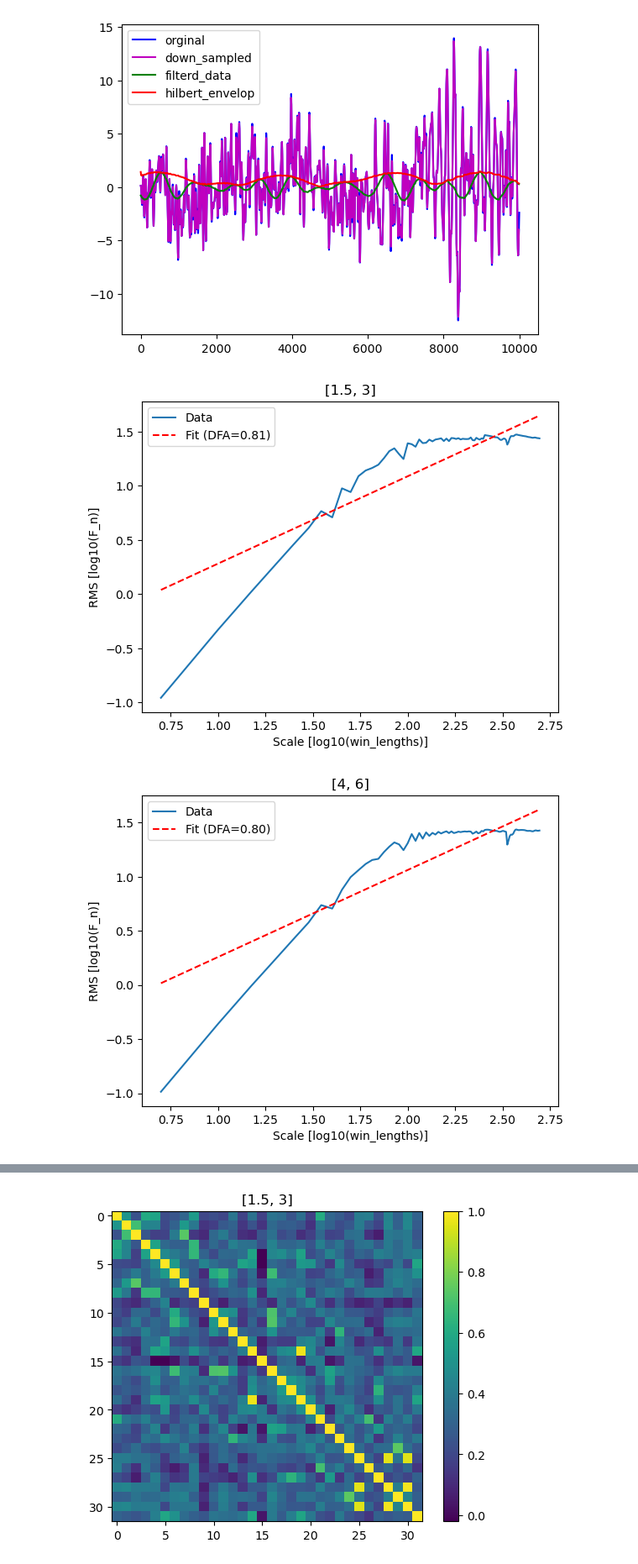
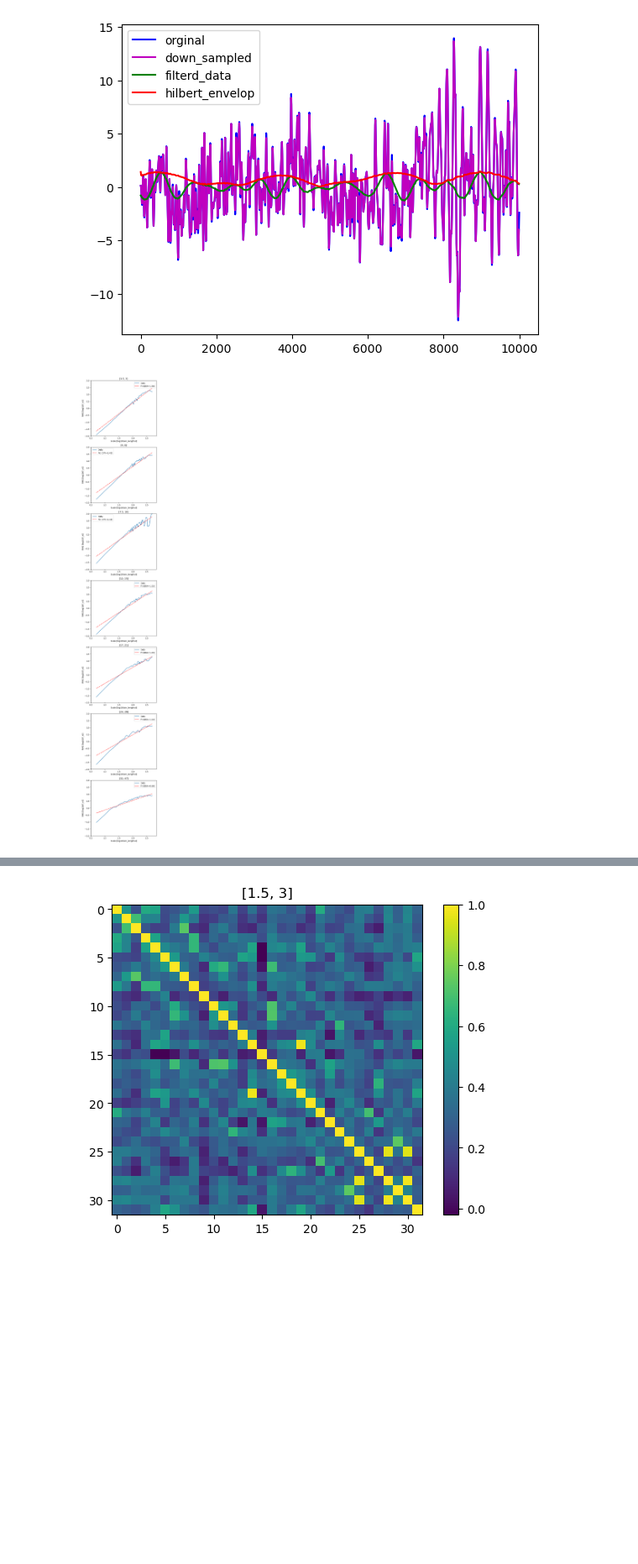
Before and after one commit to zhibinz2/1overf, a Jupyter notebook: Filter_Hilbert/test_filter_hilbert_and_DFA.ipynb, the cells around one changed output, grey strips where cells are left out. Shown at 84% size. Saved outputs shown, nothing was run; the diff lists cells and outputs as text; code cells hidden in the pictures; blank space fills up the shorter version.

```diff
--- a/Filter_Hilbert/test_filter_hilbert_and_DFA.ipynb
+++ b/Filter_Hilbert/test_filter_hilbert_and_DFA.ipynb
@@ -121,3 +122,7 @@ for j in range(len(passbands)):
     plt.plot(w[1:250],20*np.log10(np.abs(h[1:250])))
 # %% [output]
 [figure]
+# %%
+# organize file in time sequence
+filedates=[20220713,20220721,20220804,20220808,20220810,20220811,20220815,20220816,20221003,2022100401,2022100402,20221005]
+numSes=len(filedates)
@@ -160,13 +186,15 @@ After this are some plots that are useful to visualize things.
 (3) Its going to be more difficult to save all these hilbert outputs of different sizes into one big array.  Do we need to really save it?
 (4) I need to make a phase version of this.  But I am confused.
 # %%
+freq=0
+
 plt.plot(range(10000),trialdata[0:10000,6],'b',label='orginal')
 
 plt.plot(range(0,10000,10),trialdatanew[0:1000,6],'m',label='down_sampled')
 
-plt.plot(range(0,10000,10),filtdata[0][0:1000,6],'g',label='filterd_data')
+plt.plot(range(0,10000,10),filtdata[freq][0:1000,6],'g',label='filterd_data')
 
-plt.plot(range(0,10000,10),np.abs(hilbertdata[0][0:1000,6]),'r',label='hilbert_envelop')
+plt.plot(range(0,10000,10),np.abs(hilbertdata[freq][0:1000,6]),'r',label='hilbert_envelop')
 
 plt.legend()
 # %% [output]
@@ -174,15 +202,18 @@ plt.legend()
 [figure]
 # %%
 # try DFA
-for j in range(len(passbands)):
-    win_lengths, F_n, Alpha1, FitValues=DFA_main(hilbertdata[0][0:1000,j])
+fig, ax = plt.subplots(7,1,figsize=(6*1, 6*7))
+for freq in range(len(passbands)):
+    x=np.mean(np.abs(hilbertdata[freq][0:1000,6]))
+    win_lengths, F_n, Alpha1, FitValues=DFA_main(np.abs(hilbertdata[freq][0:1000,6])-x)
+    plt.sca(ax[freq])
     plt.plot(np.log10(win_lengths), np.log10(F_n))
     plt.xlabel('Scale [log10(win_lengths)]')
     plt.ylabel('RMS [log10(F_n)]')
     plt.plot(np.log10(win_lengths), FitValues, 'r--')
     plt.legend(['Data', f"Fit (DFA={Alpha1:.2f})"])
-    plt.title(str(passbands[j]))
-    plt.show()
+    plt.title(str(passbands[freq]))
+    plt.xlim(0.5, 2.85)
+    plt.ylim(-2,2)
 # %% [output]
-[figure, old version]
+[figure, new version]
-[figure, removed]
```
Also changed, not shown: parts of 5 cells of this notebook, 1 other file.
